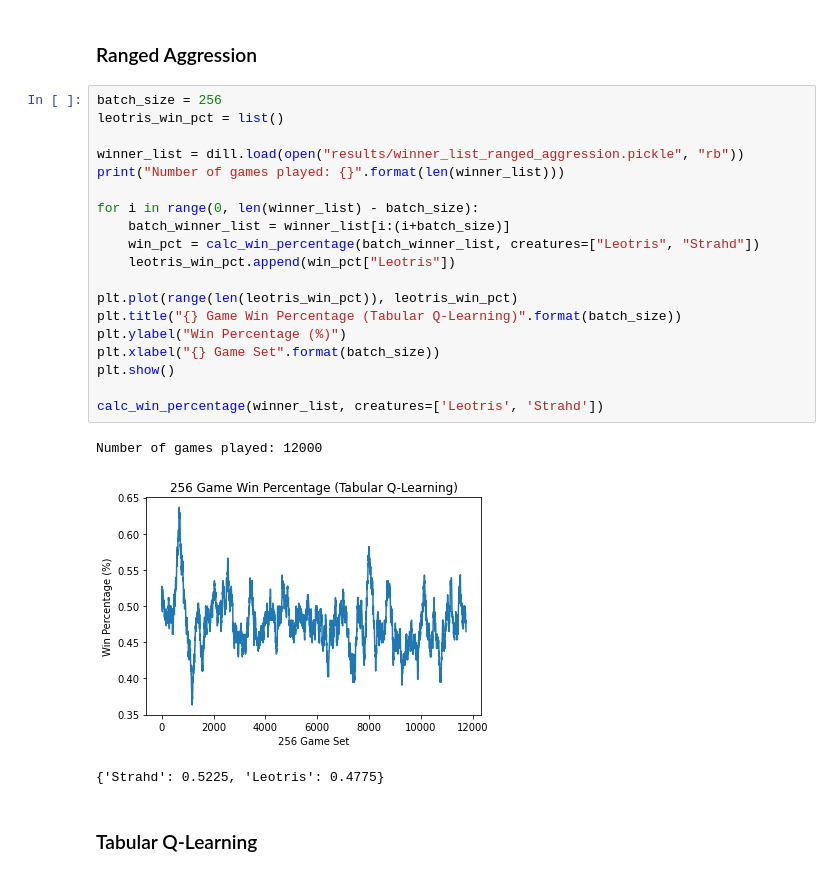
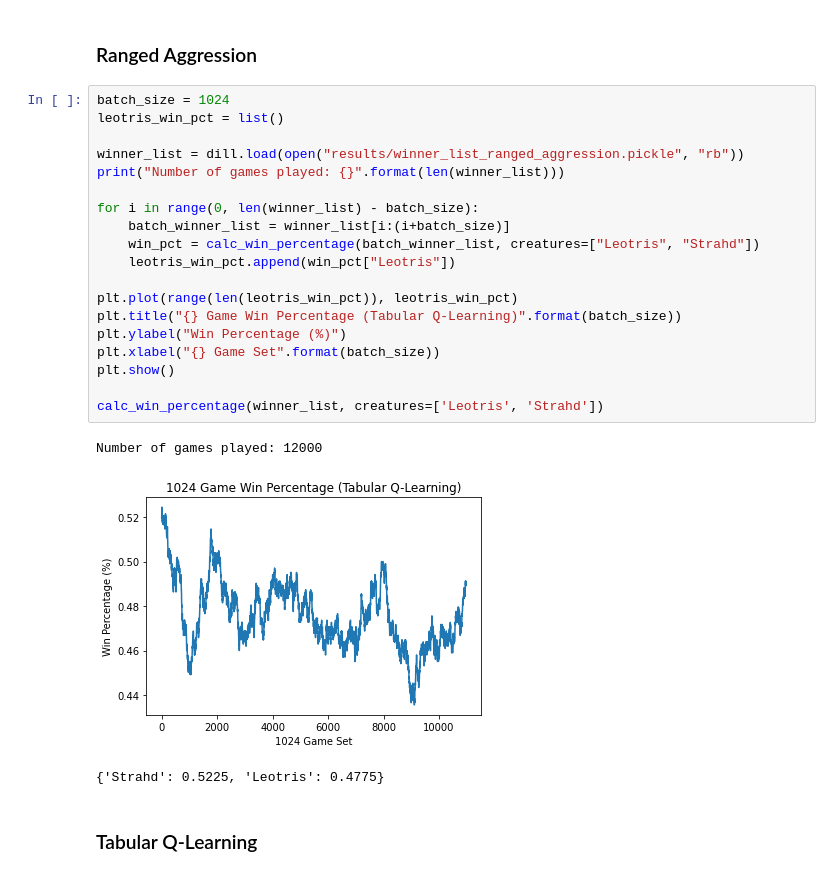
Before and after one commit to AndrewLim1990/dungeonsNdata, a Jupyter notebook: analysis.ipynb, the cells around one changed output. Saved outputs shown, nothing was run; the diff lists cells and outputs as text.

```diff
--- a/analysis.ipynb
+++ b/analysis.ipynb
@@ -76,27 +76,27 @@ Number of games played: 37700
 # %% [markdown]
 ### Ranged Aggression
 # %%
-batch_size = 256
+batch_size = 1024
 leotris_win_pct = list()
 
 winner_list = dill.load(open("results/winner_list_ranged_aggression.pickle", "rb"))
 print("Number of games played: {}".format(len(winner_list)))
 
 for i in range(0, len(winner_list) - batch_size):
     batch_winner_list = winner_list[i:(i+batch_size)]
     win_pct = calc_win_percentage(batch_winner_list, creatures=["Leotris", "Strahd"])
     leotris_win_pct.append(win_pct["Leotris"])
 
 plt.plot(range(len(leotris_win_pct)), leotris_win_pct)
 plt.title("{} Game Win Percentage (Tabular Q-Learning)".format(batch_size))
 plt.ylabel("Win Percentage (%)")
 plt.xlabel("{} Game Set".format(batch_size))
 plt.show()
 
 calc_win_percentage(winner_list, creatures=['Leotris', 'Strahd'])
 # %% [output]
 Number of games played: 12000
-[figure, old version]
+[figure, new version]
 {'Strahd': 0.5225, 'Leotris': 0.4775}
 # %% [markdown]
 ### Tabular Q-Learning
```
Also changed, not shown: parts of 4 cells of this notebook, 5 other files.
